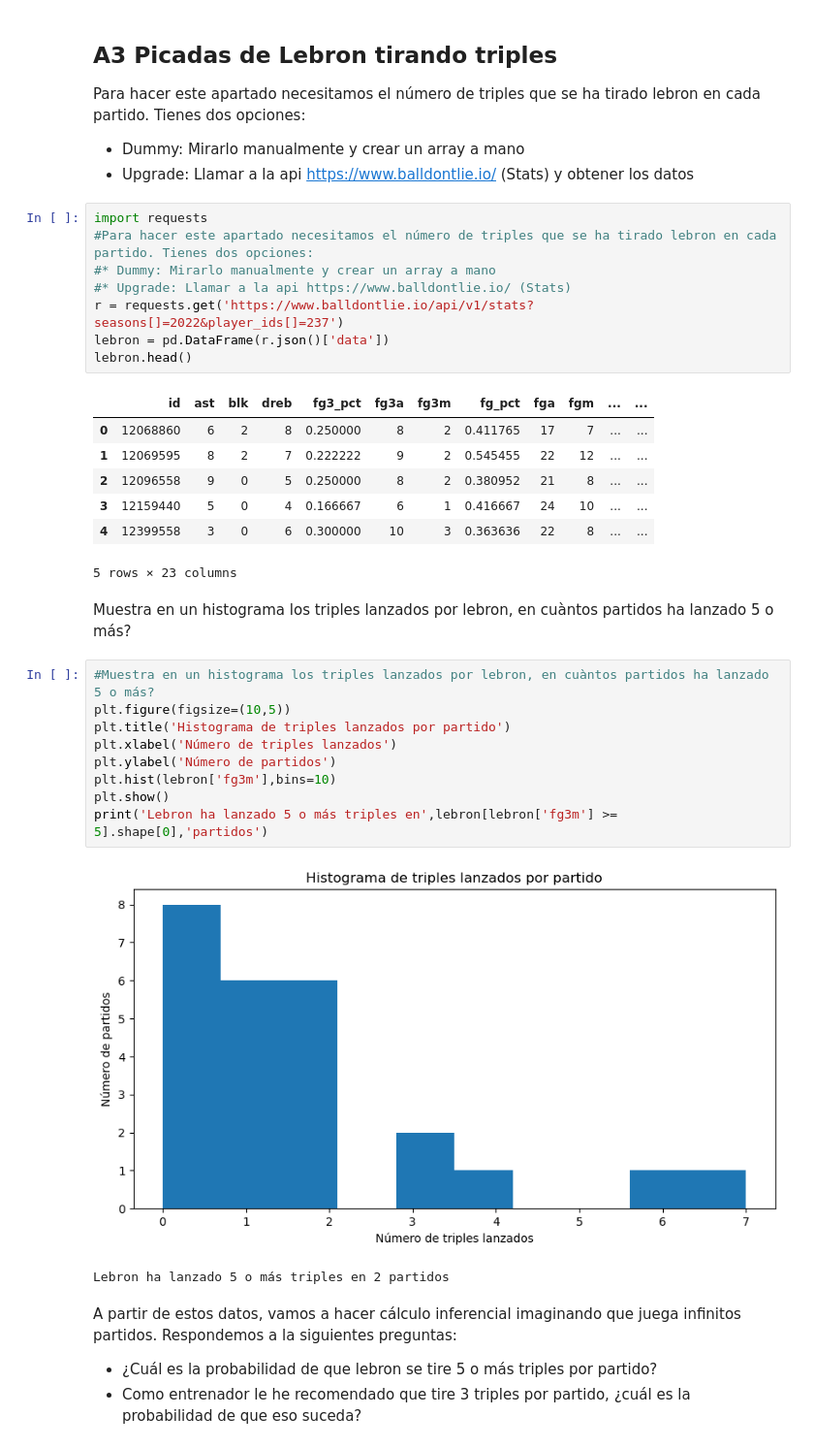
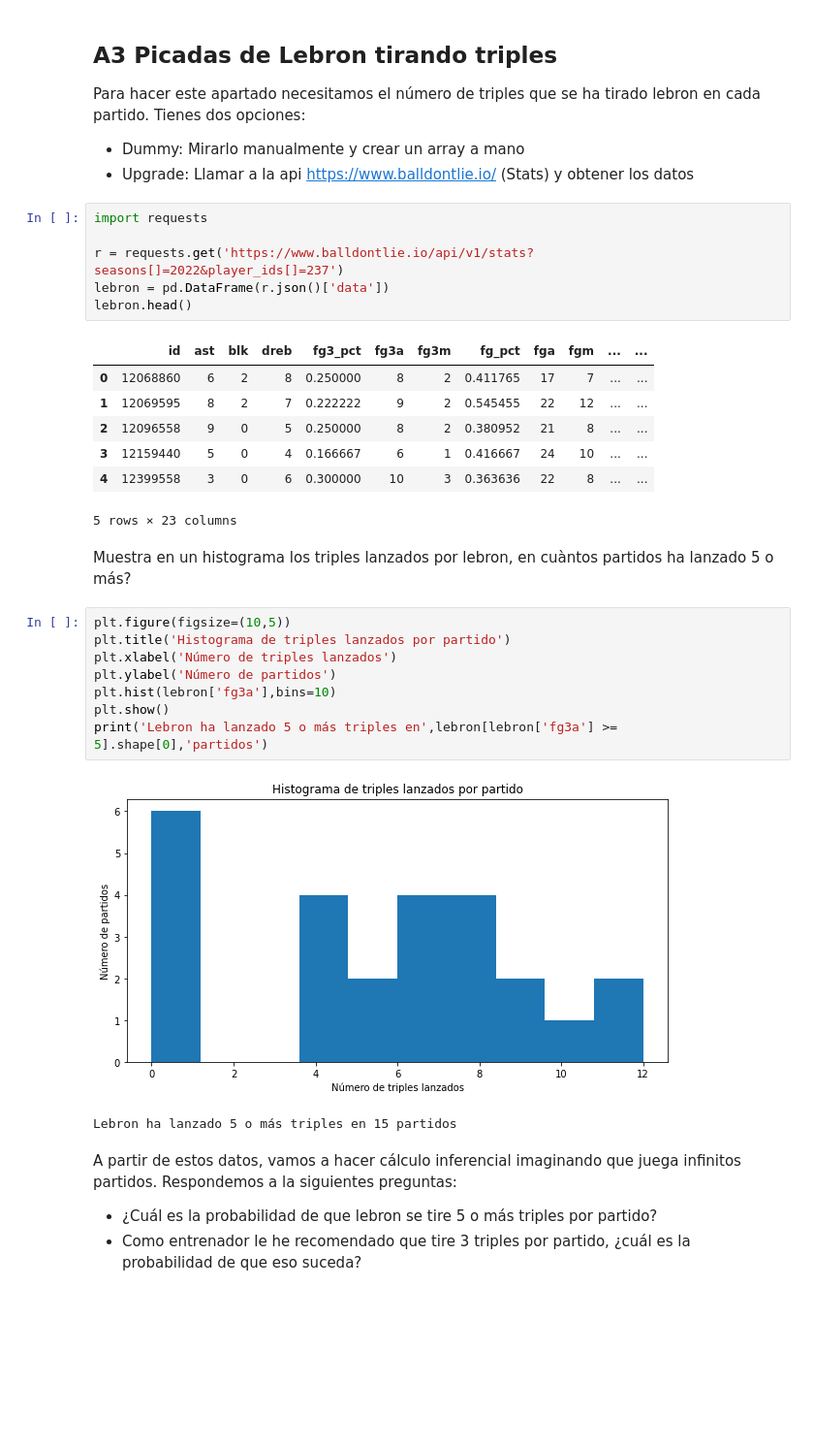
Before and after one commit to gcfp/M03, a Jupyter notebook: evaluable-PE2/PE2_DISTRIBUTIONS_NBA.ipynb, the cells around one changed output. Shown at 97% size. Cells and saved outputs as stored; diff of their text form; blank space fills up the shorter version.

```diff
--- a/evaluable-PE2/PE2_DISTRIBUTIONS_NBA.ipynb
+++ b/evaluable-PE2/PE2_DISTRIBUTIONS_NBA.ipynb
@@ -132,9 +121,7 @@ Para hacer este apartado necesitamos el número de triples que se ha tirado lebr
 * Upgrade: Llamar a la api https://www.balldontlie.io/ (Stats) y obtener los datos
 # %%
 import requests
-#Para hacer este apartado necesitamos el número de triples que se ha tirado lebron en cada partido. Tienes dos opciones:
-#* Dummy: Mirarlo manualmente y crear un array a mano
-#* Upgrade: Llamar a la api https://www.balldontlie.io/ (Stats)
+
 r = requests.get('https://www.balldontlie.io/api/v1/stats?seasons[]=2022&player_ids[]=237')
 lebron = pd.DataFrame(r.json()['data'])
 lebron.head()
@@ -149,17 +136,16 @@ lebron.head()
 # %% [markdown]
 Muestra en un histograma los triples lanzados por lebron, en cuàntos partidos ha lanzado 5 o más?
 # %%
-#Muestra en un histograma los triples lanzados por lebron, en cuàntos partidos ha lanzado 5 o más?
 plt.figure(figsize=(10,5))
 plt.title('Histograma de triples lanzados por partido')
 plt.xlabel('Número de triples lanzados')
 plt.ylabel('Número de partidos')
-plt.hist(lebron['fg3m'],bins=10)
+plt.hist(lebron['fg3a'],bins=10)
 plt.show()
-print('Lebron ha lanzado 5 o más triples en',lebron[lebron['fg3m'] >= 5].shape[0],'partidos')
+print('Lebron ha lanzado 5 o más triples en',lebron[lebron['fg3a'] >= 5].shape[0],'partidos')
 # %% [output]
-[figure, old version]
+[figure, new version]
-Lebron ha lanzado 5 o más triples en 2 partidos
+Lebron ha lanzado 5 o más triples en 15 partidos
 # %% [markdown]
 A partir de estos datos, vamos a hacer cálculo inferencial imaginando que juega infinitos partidos. Respondemos a la siguientes preguntas:
 
```
Also changed, not shown: parts of 7 cells of this notebook.
